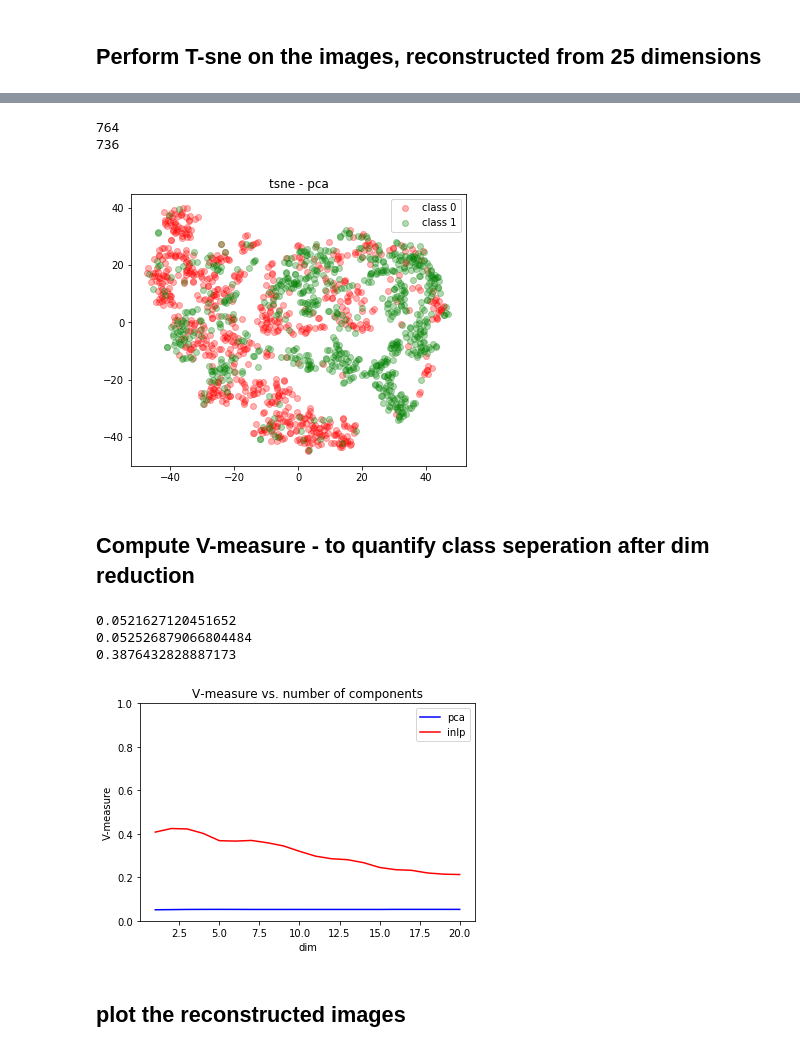
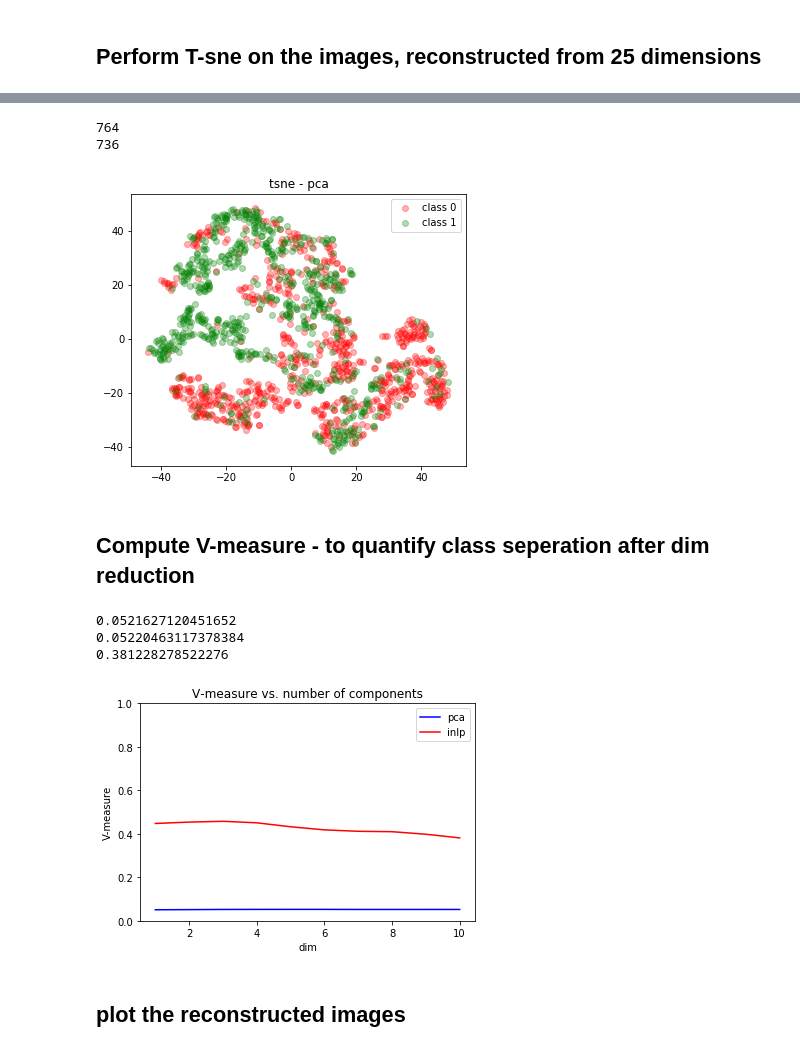
Before and after one commit to Shaul1321/INLP-dim-reduction, a Jupyter notebook: src/mnist_dim_reduction.ipynb, the cells around one changed output, grey strips where cells are left out. Drawn from its saved outputs; the diff is of its cells as text; code cells hidden in the pictures.

```diff
--- a/src/mnist_dim_reduction.ipynb
+++ b/src/mnist_dim_reduction.ipynb
@@ -114,7 +114,7 @@ l = int(0.8 * len(X_train_dev))
 X_train, Y_train = X_train_dev[:l], Y_train_dev[:l]
 X_dev, Y_dev = X_train_dev[l:], Y_train_dev[l:]
 
-noise = np.random.normal(0, 0.1, size = X_train.shape)
+noise = np.random.normal(0, 0.05, size = X_train.shape)
 X_train = X_train + noise
 # %%
 max(X_train[0])
@@ -145,27 +145,27 @@ pca = PCA(n_components=784)
 pca.fit(X_train)
 dev_projected = pca.transform(X_dev)
 mu = np.mean(X_dev, axis = 0)
-nComp = 25
+nComp = 10
 Xhat_pca = np.dot(pca.transform(X_dev)[:,:nComp], pca.components_[:nComp,:])
 Xhat_pca += mu
 # %% [markdown]
 ### Perform INLP
 # %%
 clf = SGDClassifier
-params = {"n_jobs": 8, 'penalty': 'l2', 'loss': 'hinge', 'max_iter': 15000, 'tol': 0.05*1e-3}#, 'tol': 0.5 * 1e-4}
+params = {"n_jobs": 8, 'penalty': 'l2', 'loss': 'hinge', 'max_iter': 25000, 'tol': 0.05*1e-3}#, 'tol': 0.5 * 1e-4}
 
 #clf = LinearSVC
 #params = {'dual': False}
 autoregressive = True
 dropout = 0
-n = 30
+n = 20
 P, rowspace_projections, Ws = inlp.run_inlp(clf, params, n, 784, autoregressive, min_accuracy = 0.0, X_train=X_train,
                                             Y_train=Y_train, X_dev=X_dev, Y_dev=Y_dev, dropout_rate = dropout)
 # %%
-nComp = 25
+nComp = 10
 Xhat_inlp = np.zeros_like(X_dev)
 for P in rowspace_projections[:nComp]:
-    Xhat_inlp =  Xhat + P.dot(X_dev.T).T
+    Xhat_inlp =  Xhat_inlp + P.dot(X_dev.T).T
 #show_some_images(Xhat, n = 10)
 # %% [markdown]
 ## Perform T-sne on the images, reconstructed from 25 dimensions
@@ -180,7 +180,7 @@ tsne(Xhat_pca[:1500], Y_dev[:1500], "tsne - pca")
 # %% [output]
 764
 736
-[figure, old version]
+[figure, new version]
 # %% [markdown]
 ## Compute V-measure - to quantify class seperation after dim reduction
 # %%
@@ -189,8 +189,8 @@ print(compute_v_measure(Xhat_pca, Y_dev, k = 2))
 print(compute_v_measure(Xhat_inlp, Y_dev, k = 2))
 # %% [output]
 0.0521627120451652
-0.052526879066804484
-0.3876432828887173
+0.05220463117378384
+0.381228278522276
 # %%
 def get_pca_projection(pca, data, dim):
 
@@ -234,9 +234,9 @@ def plot_Vmeasure_by_dim(pca, inlp_rowspace_projections, data_x, data_y, max_dim
     plt.title("V-measure vs. number of components")
     plt.show()
 # %%
-plot_Vmeasure_by_dim(pca, rowspace_projections, X_dev, Y_dev, max_dim = 20)
+plot_Vmeasure_by_dim(pca, rowspace_projections, X_dev, Y_dev, max_dim = 10)
 # %% [output]
-[figure, old version]
+[figure, new version]
 # %% [markdown]
 ## plot the reconstructed images
 # %%
```
Also changed, not shown: parts of 3 cells of this notebook.
